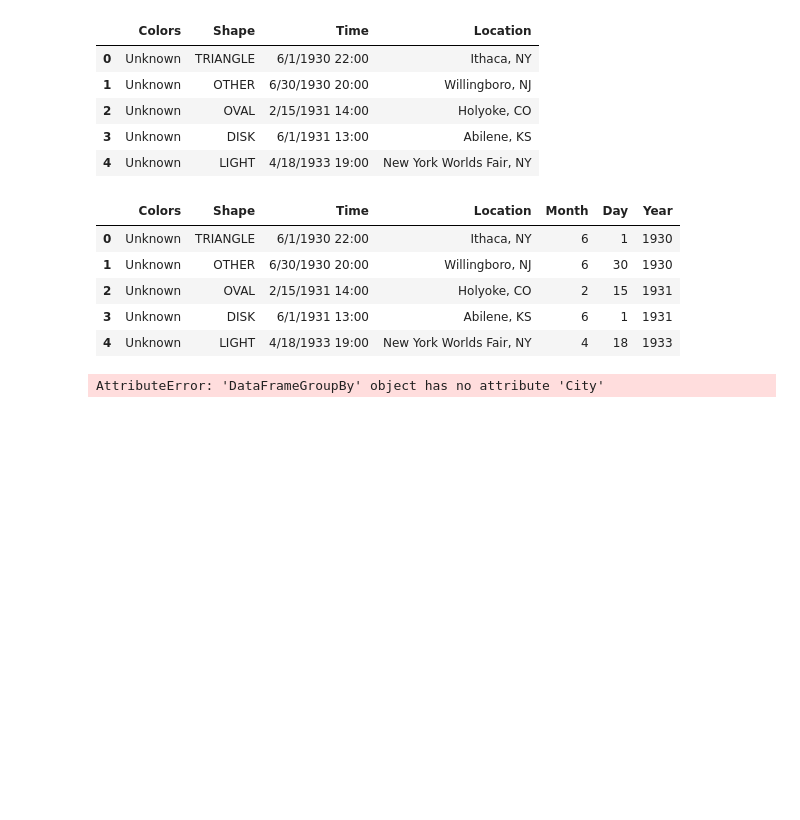
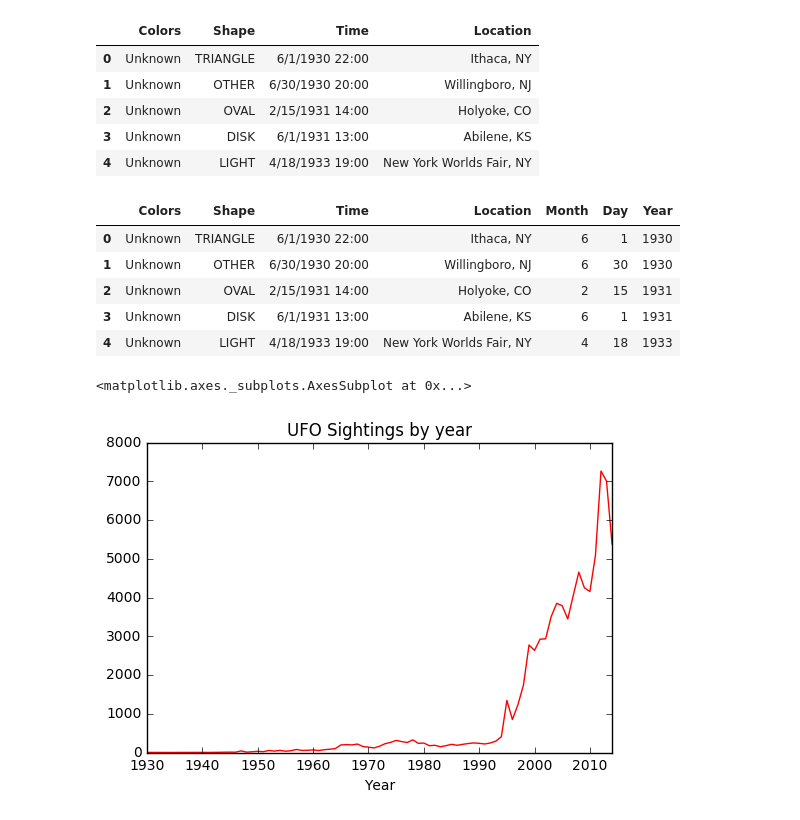
Before and after one commit to randalgoomer/ds-sf-29, a Jupyter notebook: notebooks/02_pandas.ipynb, the cells around one changed output. Cells and saved outputs as stored; diff of their text form; code cells hidden in the pictures; blank space fills up the shorter version.

```diff
--- a/notebooks/02_pandas.ipynb
+++ b/notebooks/02_pandas.ipynb
@@ -1009,14 +1009,15 @@ ufo.head()
 | 4 | Unknown | LIGHT | 4/18/1933 19:00 | New York Worlds Fair, NY | 4 | 18 | 1933 |
 # %%
 
-sightings_per_year = ufo.groupby('Year').City.count()
+sightings_per_year = ufo.groupby('Year').Location.count()
 
 sightings_per_year.plot(kind='line',
                         color='r',
                         linewidth=1,
                         title='UFO Sightings by year')
 # %% [output]
-AttributeError: 'DataFrameGroupBy' object has no attribute 'City'
+<matplotlib.axes._subplots.AxesSubplot at 0x...>
+[figure, added]
 # %%
 # -----Analysis-----
 # Clearly, Aliens love the X-Files (which came out in 1993).
```
Also changed, not shown: parts of 3 cells of this notebook, 2 other files.
